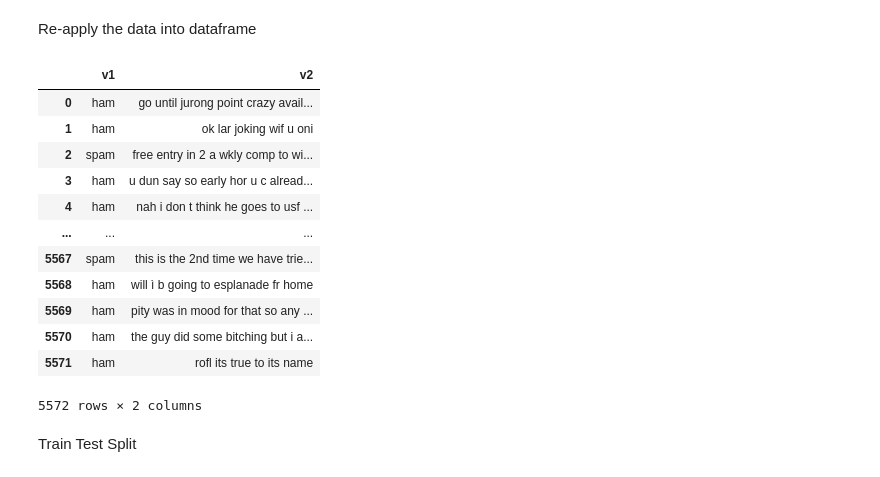
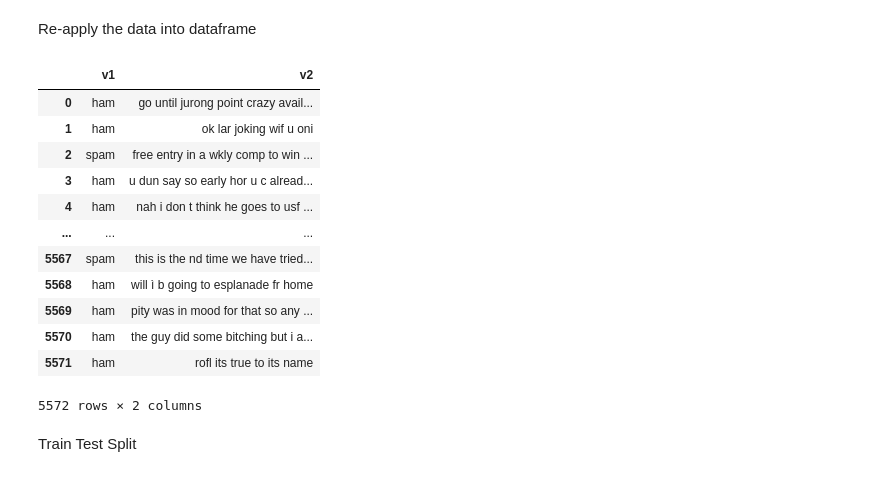
Before and after one commit to MaxZx3000/Spam-Detection, a Jupyter notebook: spam_detection.ipynb, the cells around one changed output. Cells and saved outputs as stored; diff of their text form; code cells hidden in the pictures.

Commit message:
Added Remove All Digits in sentences.

```diff
--- a/spam_detection.ipynb
+++ b/spam_detection.ipynb
@@ -108,0 +111,9 @@ sms_texts_lowercase[:5]
+# %%
+def erase_all_digits_from_sentence(sentence):
+    digits = string.digits
+    table = str.maketrans('', '', digits)
+    new_string = sentence.translate(table)
+    return new_string
+
+sms_texts_erased_digits = [erase_all_digits_from_sentence(sentence) for sentence in sms_texts_lowercase]
+sms_texts_erased_digits[:100]
@@ -110,17 +139,17 @@ sms_texts_lowercase[:5]
 Re-apply the data into dataframe
 # %%
 applied_preprocessing_spam_df = spam_df.copy()
-applied_preprocessing_spam_df[v2_field] = sms_texts_lowercase
+applied_preprocessing_spam_df[v2_field] = sms_texts_erased_digits
 applied_preprocessing_spam_df
 # %% [output]
 |  | v1 | v2 |
 | 0 | ham | go until jurong point crazy avail... |
 | 1 | ham | ok lar joking wif u oni |
-| 2 | spam | free entry in 2 a wkly comp to wi... |
+| 2 | spam | free entry in a wkly comp to win ... |
 | 3 | ham | u dun say so early hor u c alread... |
 | 4 | ham | nah i don t think he goes to usf ... |
 | ... | ... | ... |
-| 5567 | spam | this is the 2nd time we have trie... |
+| 5567 | spam | this is the nd time we have tried... |
 | 5568 | ham | will ì b going to esplanade fr home |
 | 5569 | ham | pity was in mood for that so any ... |
 | 5570 | ham | the guy did some bitching but i a... |
```
Also changed, not shown: parts of 3 cells of this notebook.
